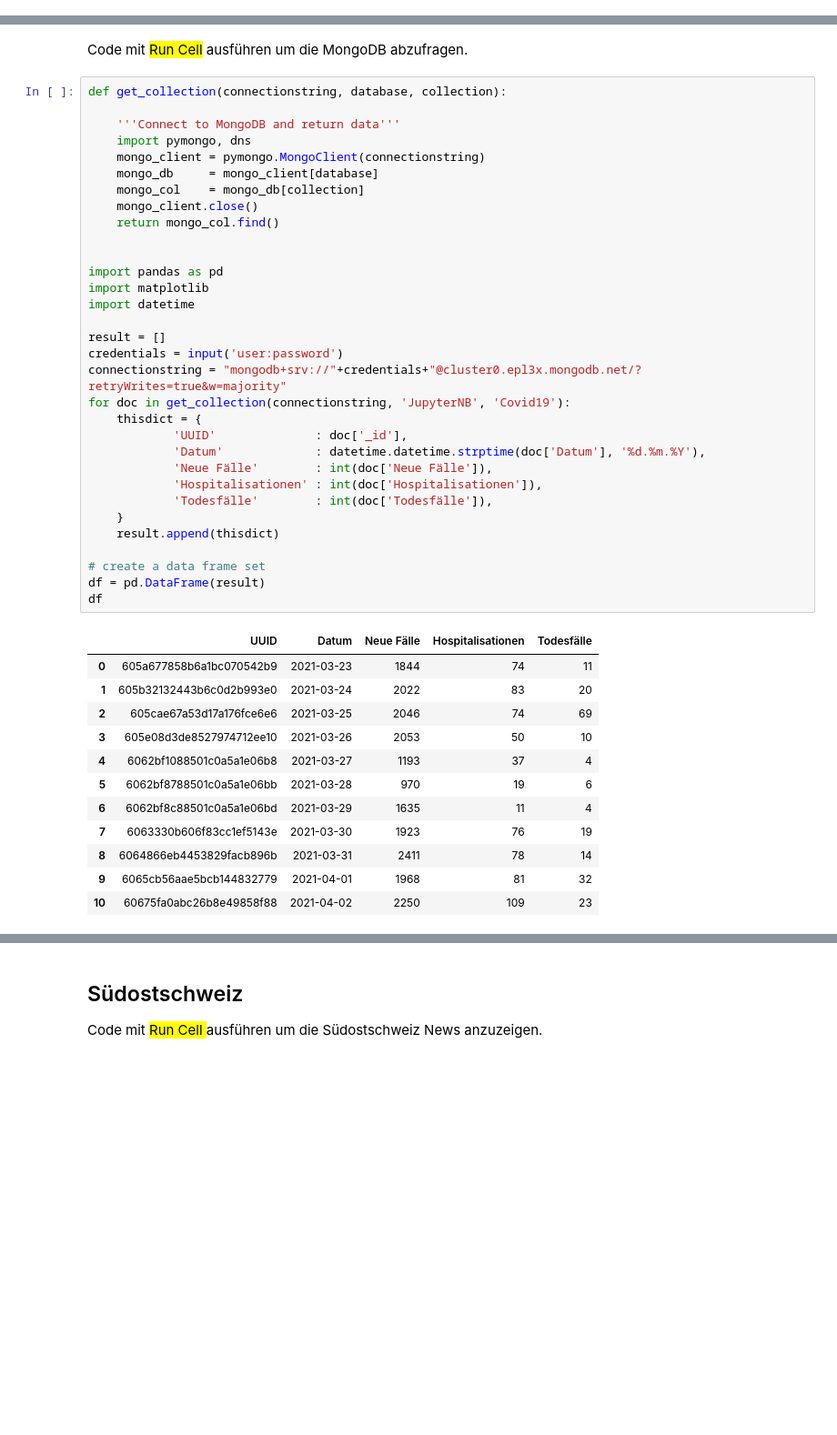
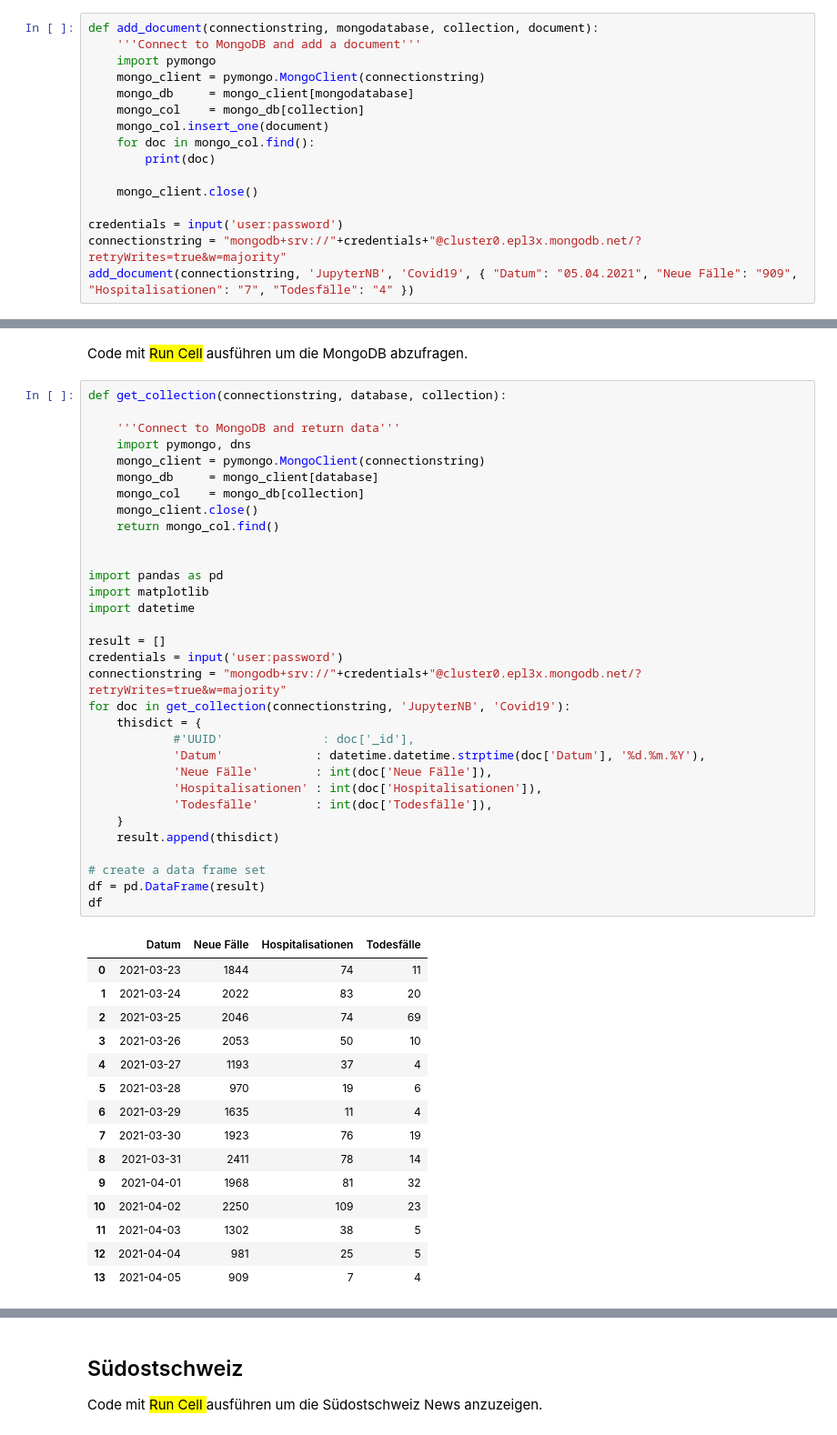
Before and after one commit to tinuwalther/Jupyter-Notebooks, a Jupyter notebook: python/News-Reader.ipynb, the cells around one changed output, grey strips where cells are left out. Shown at 91% size. Drawn from its saved outputs; the diff is of its cells as text; blank space fills up the shorter version.

```diff
--- a/python/News-Reader.ipynb
+++ b/python/News-Reader.ipynb
@@ -275,0 +278,16 @@ add_document(connectionstring, 'JupyterNB', 'Covid19', mongodb_doc)
+# %%
+def add_document(connectionstring, mongodatabase, collection, document):
+    '''Connect to MongoDB and add a document'''
+    import pymongo
+    mongo_client = pymongo.MongoClient(connectionstring)
+    mongo_db     = mongo_client[mongodatabase]
+    mongo_col    = mongo_db[collection]
+    mongo_col.insert_one(document)
+    for doc in mongo_col.find():
+        print(doc)
+
+    mongo_client.close()
+
+credentials = input('user:password')
+connectionstring = "mongodb+srv://"+credentials+"@cluster0.epl3x.mongodb.net/?retryWrites=true&w=majority"
+add_document(connectionstring, 'JupyterNB', 'Covid19', { "Datum": "05.04.2021", "Neue Fälle": "909", "Hospitalisationen": "7", "Todesfälle": "4" })
@@ -280,46 +313,49 @@ def get_collection(connectionstring, database, collection):
 
     '''Connect to MongoDB and return data'''
     import pymongo, dns
     mongo_client = pymongo.MongoClient(connectionstring)
     mongo_db     = mongo_client[database]
     mongo_col    = mongo_db[collection]
     mongo_client.close()
     return mongo_col.find()
 
 
 import pandas as pd
 import matplotlib
 import datetime
 
 result = []
 credentials = input('user:password')
 connectionstring = "mongodb+srv://"+credentials+"@cluster0.epl3x.mongodb.net/?retryWrites=true&w=majority"
 for doc in get_collection(connectionstring, 'JupyterNB', 'Covid19'):
     thisdict = {
-            'UUID'              : doc['_id'],
+            #'UUID'              : doc['_id'],
             'Datum'             : datetime.datetime.strptime(doc['Datum'], '%d.%m.%Y'),
             'Neue Fälle'        : int(doc['Neue Fälle']),
             'Hospitalisationen' : int(doc['Hospitalisationen']),
             'Todesfälle'        : int(doc['Todesfälle']),
     }
     result.append(thisdict)
 
 # create a data frame set
 df = pd.DataFrame(result)
 df
 # %% [output]
-|  | UUID | Datum | Neue Fälle | Hospitalisationen | Todesfälle |
-| 0 | 605a677858b6a1bc070542b9 | 2021-03-23 | 1844 | 74 | 11 |
-| 1 | 605b32132443b6c0d2b993e0 | 2021-03-24 | 2022 | 83 | 20 |
-| 2 | 605cae67a53d17a176fce6e6 | 2021-03-25 | 2046 | 74 | 69 |
-| 3 | 605e08d3de8527974712ee10 | 2021-03-26 | 2053 | 50 | 10 |
-| 4 | 6062bf1088501c0a5a1e06b8 | 2021-03-27 | 1193 | 37 | 4 |
-| 5 | 6062bf8788501c0a5a1e06bb | 2021-03-28 | 970 | 19 | 6 |
-| 6 | 6062bf8c88501c0a5a1e06bd | 2021-03-29 | 1635 | 11 | 4 |
-| 7 | 6063330b606f83cc1ef5143e | 2021-03-30 | 1923 | 76 | 19 |
-| 8 | 6064866eb4453829facb896b | 2021-03-31 | 2411 | 78 | 14 |
-| 9 | 6065cb56aae5bcb144832779 | 2021-04-01 | 1968 | 81 | 32 |
-| 10 | 60675fa0abc26b8e49858f88 | 2021-04-02 | 2250 | 109 | 23 |
+|  | Datum | Neue Fälle | Hospitalisationen | Todesfälle |
+| 0 | 2021-03-23 | 1844 | 74 | 11 |
+| 1 | 2021-03-24 | 2022 | 83 | 20 |
+| 2 | 2021-03-25 | 2046 | 74 | 69 |
+| 3 | 2021-03-26 | 2053 | 50 | 10 |
+| 4 | 2021-03-27 | 1193 | 37 | 4 |
+| 5 | 2021-03-28 | 970 | 19 | 6 |
+| 6 | 2021-03-29 | 1635 | 11 | 4 |
+| 7 | 2021-03-30 | 1923 | 76 | 19 |
+| 8 | 2021-03-31 | 2411 | 78 | 14 |
+| 9 | 2021-04-01 | 1968 | 81 | 32 |
+| 10 | 2021-04-02 | 2250 | 109 | 23 |
+| 11 | 2021-04-03 | 1302 | 38 | 5 |
+| 12 | 2021-04-04 | 981 | 25 | 5 |
+| 13 | 2021-04-05 | 909 | 7 | 4 |
 # %%
 # Out charts
 df = pd.DataFrame(result)
```
Also changed, not shown: parts of 4 cells of this notebook.
